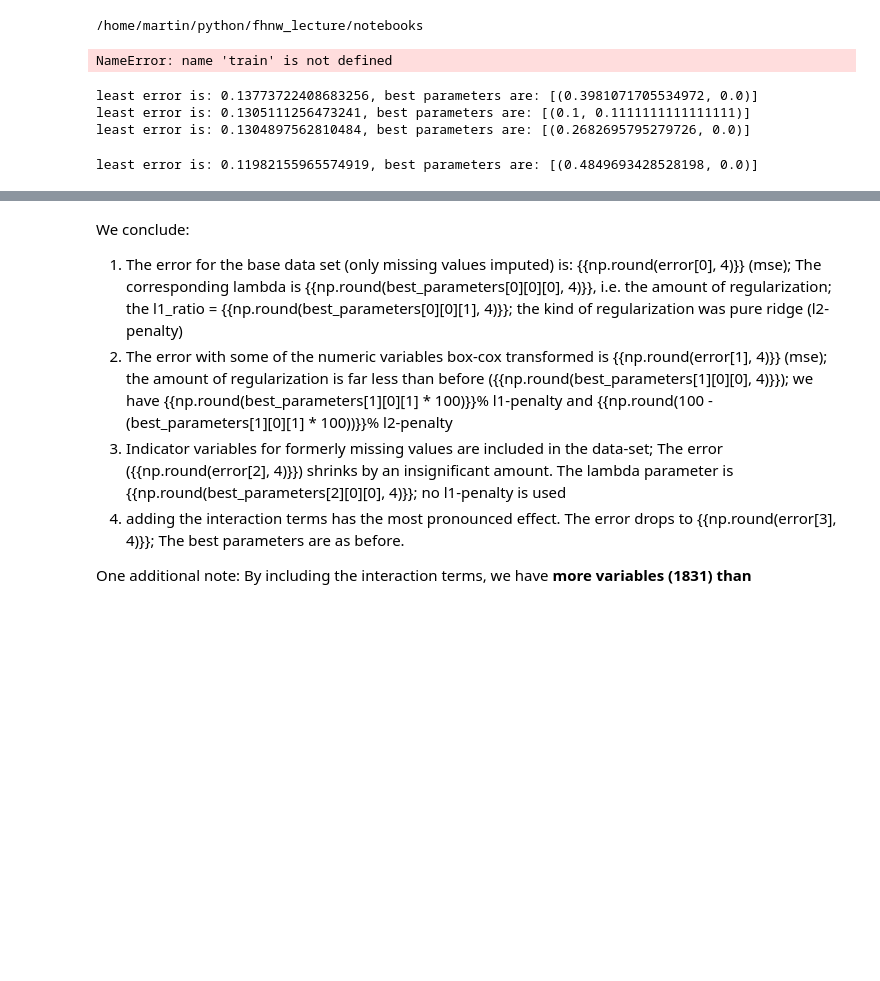
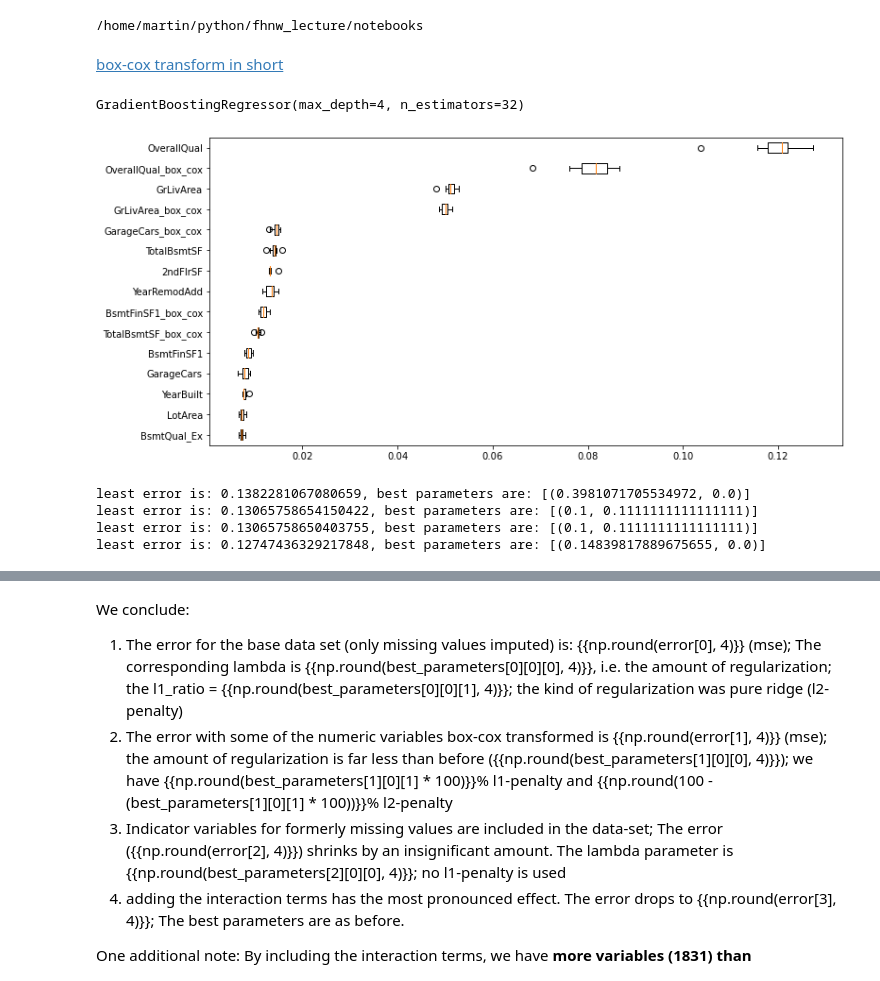
Before and after one commit to nitram-bot/fhnw_lecture, a Jupyter notebook: notebooks/house prices.ipynb, the cells around one changed output, grey strips where cells are left out. Cells and saved outputs as stored; diff of their text form; code cells hidden in the pictures; blank space fills up the shorter version.

```diff
--- a/notebooks/house prices.ipynb
+++ b/notebooks/house prices.ipynb
@@ -31,7 +32,5 @@ data = pd.concat((train, test))
 data.reset_index(drop = True, inplace = True)
 # categorical and numericalvariables:
 
-categorical = [var for var in data.columns if data[var].dtype=='O']
-numerical = [var for var in data.columns if data[var].dtype!='O']
+categorical = [var for var in train.columns if train[var].dtype=='O']
+numerical = [var for var in train.columns if train[var].dtype!='O']
-# %% [output]
-NameError: name 'train' is not defined
@@ -108,0 +49,2 @@ ratio = np.linspace(0, 1, 10)
+# %% [markdown]
+[box-cox transform in short](https://www.statisticshowto.com/box-cox-transformation/#:~:text=A%20Box%20Cox%20transformation%20is,a%20broader%20number%20of%20tests.)
@@ -108,0 +73,25 @@ ratio = np.linspace(0, 1, 10)
+# %%
+# the number of variables is quiet high. We want to add interaction terms for the most important
+# variables. Therefore, we want to compute some variable-importance measure. This is
+# done by the help of gradient boosted trees:
+gbm = GradientBoostingRegressor(n_estimators = 32, max_depth = 4)
+gbm.fit(data.iloc[0:len(train_ID)].values, SalePrice.values)
+# %% [output]
+GradientBoostingRegressor(max_depth=4, n_estimators=32)
+# %%
+from sklearn.inspection import permutation_importance
+
+# we sort the variables (indizes) by variable importance
+indizes = np.argsort(gbm.feature_importances_)
+result = permutation_importance(gbm, data.iloc[0:len(train_ID)], SalePrice, n_repeats=10,
+                                random_state=42, n_jobs=2)
+sorted_idx = result.importances_mean.argsort()
+# %%
+from matplotlib import pyplot as plt
+fig = plt.figure(figsize=(12, 6))
+plt.subplot(1, 1, 1)
+plt.boxplot(result.importances[sorted_idx[-15:]].T,
+            vert=False, labels=np.array(data.columns)[sorted_idx[-15:]])
+fig.show()
+# %% [output]
+[figure, added]
@@ -113,9 +137,10 @@ best_parameters = []
 for d in [base, with_box_cox, with_na, with_interactions]:
     # scale variables
     scaler = StandardScaler()
-    scaler.fit(d) #  fit  the scale
+    scaler.fit(d[:len(train_ID)]) #  fit  the scale
 
     X_train = scaler.transform(d[:len(train_ID)])
+    X_test = scaler.transform(d[len(train_ID):])
 
     # the function cross_val_score computes the model passed to it for cv=5-fold
     # cross validation; we compute the mean over the 5 folds
@@ -133,10 +158,10 @@ for d in [base, with_box_cox, with_na, with_interactions]:
     best_parameters.append(parameters)
     print(f'least error is: {least_error}, best parameters are: {parameters}')
 # %% [output]
-least error is: 0.13773722408683256, best parameters are: [(0.3981071705534972, 0.0)]
-least error is: 0.1305111256473241, best parameters are: [(0.1, 0.1111111111111111)]
-least error is: 0.1304897562810484, best parameters are: [(0.2682695795279726, 0.0)]
+least error is: 0.1382281067080659, best parameters are: [(0.3981071705534972, 0.0)]
+least error is: 0.13065758654150422, best parameters are: [(0.1, 0.1111111111111111)]
+least error is: 0.13065758650403755, best parameters are: [(0.1, 0.1111111111111111)]
+least error is: 0.12747436329217848, best parameters are: [(0.14839817889675655, 0.0)]
-least error is: 0.11982155965574919, best parameters are: [(0.4849693428528198, 0.0)]
 # %%
 best_parameters
 # %% [output]
```
Also changed, not shown: parts of 14 cells of this notebook, 3 other files.
